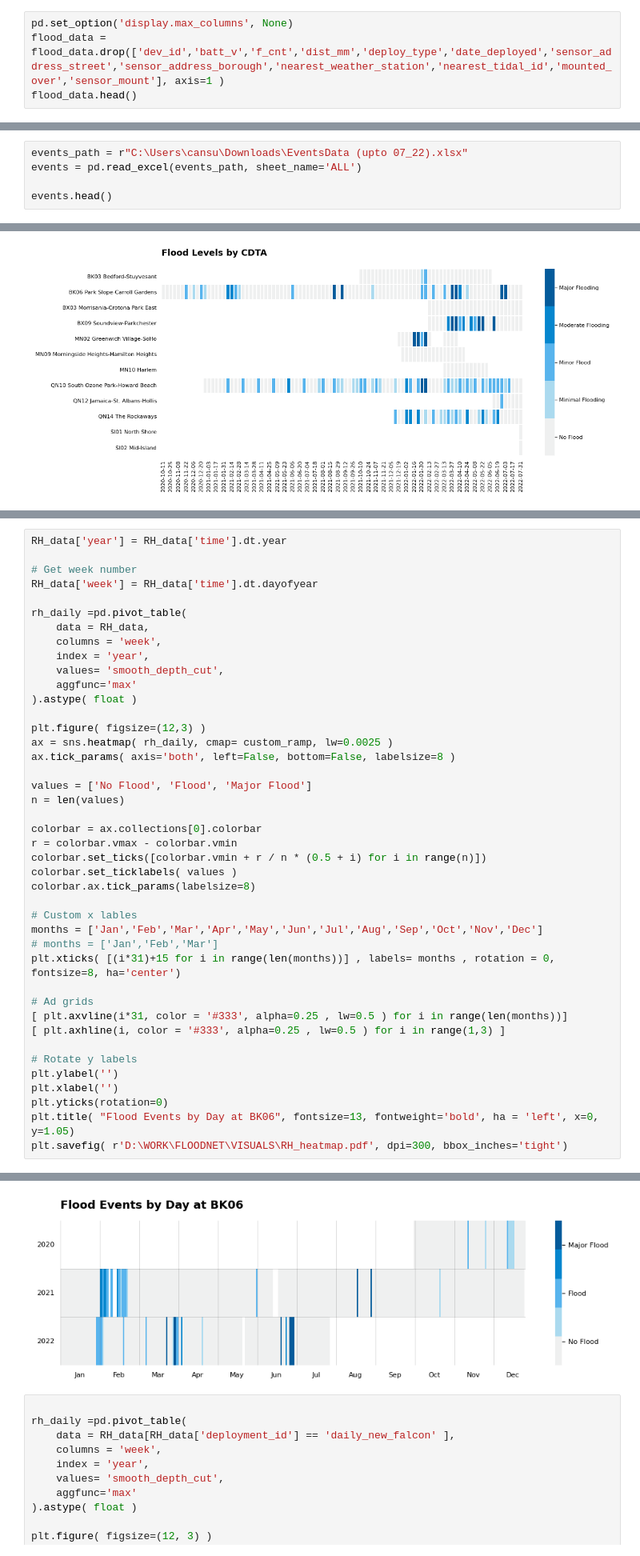
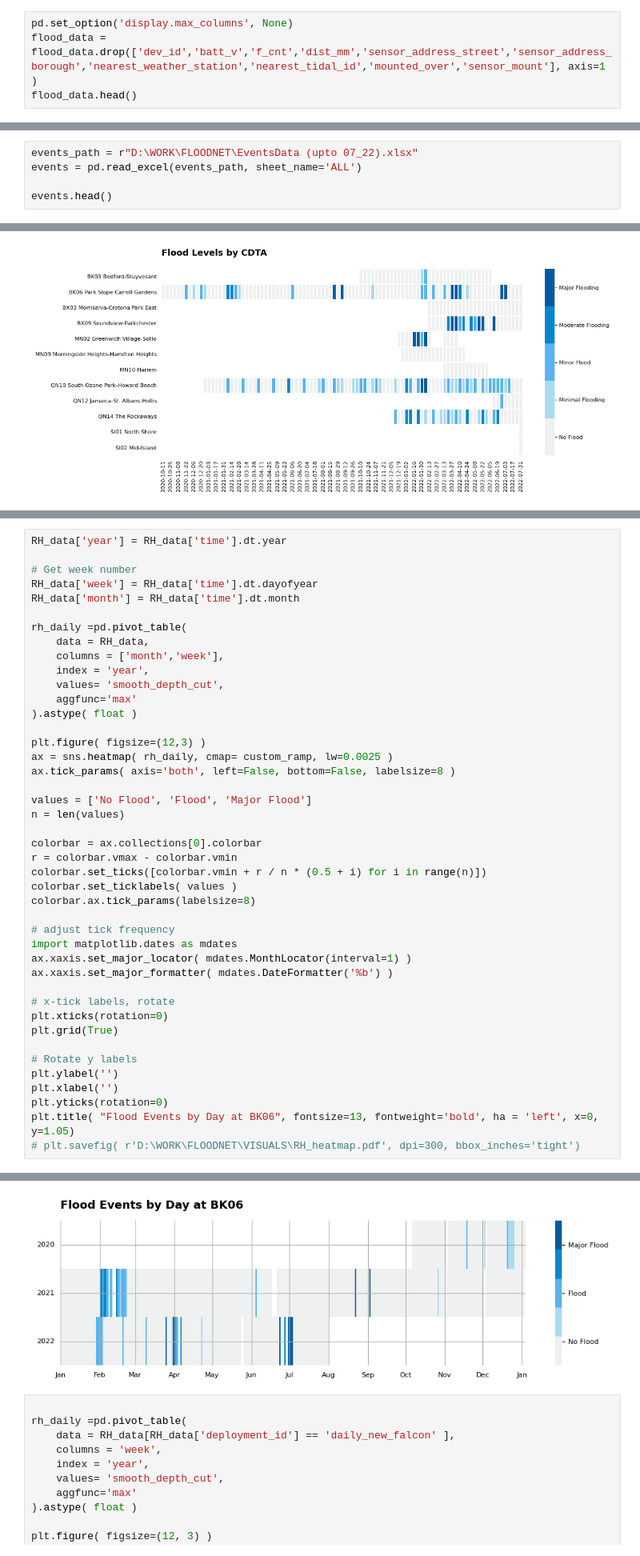
Before and after one commit to cankadir/FloodAnalysis, a Jupyter notebook: PY/Visualization_Tests.ipynb, the cells around one changed output, grey strips where cells are left out. Shown at 80% size. Saved outputs shown, nothing was run; the diff lists cells and outputs as text.

Commit message:
updates to charts

```diff
--- a/PY/Visualization_Tests.ipynb
+++ b/PY/Visualization_Tests.ipynb
@@ -29,5 +52,5 @@ flood_data.head()
 # %%
 pd.set_option('display.max_columns', None)
-flood_data = flood_data.drop(['dev_id','batt_v','f_cnt','dist_mm','deploy_type','date_deployed','sensor_address_street','sensor_address_borough','nearest_weather_station','nearest_tidal_id','mounted_over','sensor_mount'], axis=1 )
+flood_data = flood_data.drop(['dev_id','batt_v','f_cnt','dist_mm','sensor_address_street','sensor_address_borough','nearest_weather_station','nearest_tidal_id','mounted_over','sensor_mount'], axis=1 )
 flood_data.head()
 # %% [output]
@@ -84,7 +130,7 @@ all_data.head()
 # %% [markdown]
 ## Remove Non-Flood Events
 # %%
-events_path = r"C:\Users\cansu\Downloads\EventsData (upto 07_22).xlsx"
+events_path = r"D:\WORK\FLOODNET\EventsData (upto 07_22).xlsx"
 events = pd.read_excel(events_path, sheet_name='ALL')
 
 events.head()
@@ -242,10 +288,11 @@ RH_data['year'] = RH_data['time'].dt.year
 
 # Get week number
 RH_data['week'] = RH_data['time'].dt.dayofyear
+RH_data['month'] = RH_data['time'].dt.month
 
 rh_daily =pd.pivot_table(
     data = RH_data,
-    columns = 'week',
+    columns = ['month','week'],
     index = 'year',
     values= 'smooth_depth_cut',
     aggfunc='max'
@@ -264,19 +311,19 @@ colorbar.set_ticks([colorbar.vmin + r / n * (0.5 + i) for i in range(n)])
 colorbar.set_ticklabels( values )
 colorbar.ax.tick_params(labelsize=8)
 
-# Custom x lables
-months = ['Jan','Feb','Mar','Apr','May','Jun','Jul','Aug','Sep','Oct','Nov','Dec']
-# months = ['Jan','Feb','Mar']
-plt.xticks( [(i*31)+15 for i in range(len(months))] , labels= months , rotation = 0, fontsize=8, ha='center')
+# adjust tick frequency
+import matplotlib.dates as mdates
+ax.xaxis.set_major_locator( mdates.MonthLocator(interval=1) )
+ax.xaxis.set_major_formatter( mdates.DateFormatter('%b') )
 
-# Ad grids
-[ plt.axvline(i*31, color = '#333', alpha=0.25 , lw=0.5 ) for i in range(len(months))]
-[ plt.axhline(i, color = '#333', alpha=0.25 , lw=0.5 ) for i in range(1,3) ]
+# x-tick labels, rotate
+plt.xticks(rotation=0)
+plt.grid(True)
 
 # Rotate y labels
 plt.ylabel('')
 plt.xlabel('')
 plt.yticks(rotation=0)
 plt.title( "Flood Events by Day at BK06", fontsize=13, fontweight='bold', ha = 'left', x=0, y=1.05)
-plt.savefig( r'D:\WORK\FLOODNET\VISUALS\RH_heatmap.pdf', dpi=300, bbox_inches='tight')
+# plt.savefig( r'D:\WORK\FLOODNET\VISUALS\RH_heatmap.pdf', dpi=300, bbox_inches='tight')
 # %% [output]
@@ -283,4 +331,4 @@ plt.savefig( r'D:\WORK\FLOODNET\VISUALS\RH_heatmap.pdf', dpi=300, bbox_inches='t
-[figure, old version]
+[figure, new version]
 # %%
 
 rh_daily =pd.pivot_table(
```
Also changed, not shown: parts of 15 cells of this notebook, 1 other file.
